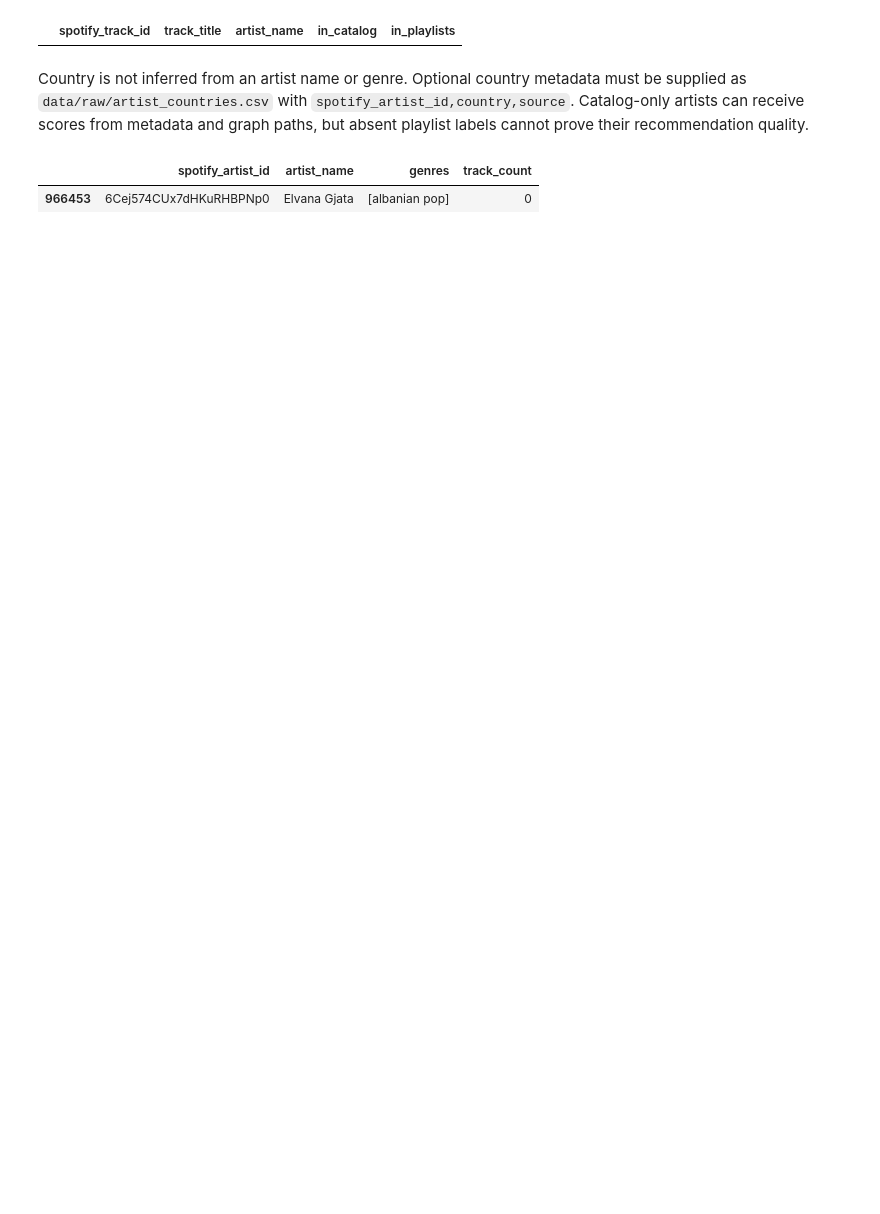
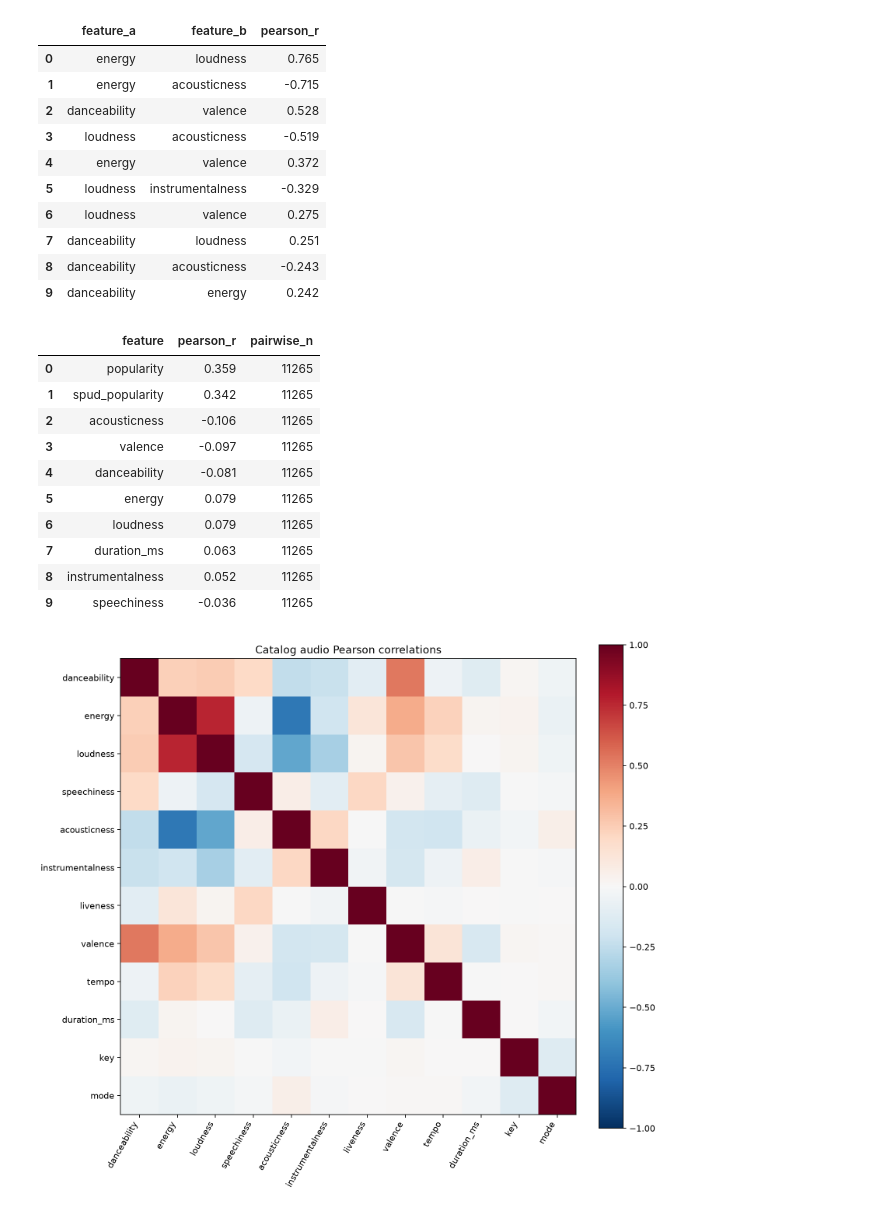
Before and after one commit to xharraa/evaluatin_gnn_for_music_recommendation, a Jupyter notebook: notebooks/02c_further_data_analysis.ipynb, the cells around one changed output. Saved outputs shown, nothing was run; the diff lists cells and outputs as text; code cells hidden in the pictures; blank space fills up the shorter version.

```diff
--- a/notebooks/02c_further_data_analysis.ipynb
+++ b/notebooks/02c_further_data_analysis.ipynb
@@ -30,14 +33,29 @@ checks = diagnostics()
 }
 # %%
-elvana = pd.read_csv(REPORTS / "elvana_gjata_coverage.csv")
-display(elvana[["spotify_track_id", "track_title", "artist_name", "in_catalog", "in_playlists"]])
+display(pd.read_csv(REPORTS / "catalog_audio_relationships.csv").head(10).round(3))
+display(pd.read_csv(REPORTS / "playlist_degree_relationships.csv").head(10).round(3))
+display(Image(filename=str(REPORTS / "audio_correlations.png")))
 # %% [output]
-|  | spotify_track_id | track_title | artist_name | in_catalog | in_playlists |
+|  | feature_a | feature_b | pearson_r |
+| 0 | energy | loudness | 0.765 |
+| 1 | energy | acousticness | -0.715 |
+| 2 | danceability | valence | 0.528 |
+| 3 | loudness | acousticness | -0.519 |
+| 4 | energy | valence | 0.372 |
+| 5 | loudness | instrumentalness | -0.329 |
+| 6 | loudness | valence | 0.275 |
+| 7 | danceability | loudness | 0.251 |
+| 8 | danceability | acousticness | -0.243 |
+| 9 | danceability | energy | 0.242 |
+|  | feature | pearson_r | pairwise_n |
+| 0 | popularity | 0.359 | 11265 |
+| 1 | spud_popularity | 0.342 | 11265 |
+| 2 | acousticness | -0.106 | 11265 |
+| 3 | valence | -0.097 | 11265 |
+| 4 | danceability | -0.081 | 11265 |
+| 5 | energy | 0.079 | 11265 |
+| 6 | loudness | 0.079 | 11265 |
+| 7 | duration_ms | 0.063 | 11265 |
+| 8 | instrumentalness | 0.052 | 11265 |
+| 9 | speechiness | -0.036 | 11265 |
+[figure, added]
-# %% [markdown]
-Country is not inferred from an artist name or genre. Optional country metadata must be supplied as `data/raw/artist_countries.csv` with `spotify_artist_id,country,source`. Catalog-only artists can receive scores from metadata and graph paths, but absent playlist labels cannot prove their recommendation quality.
-# %%
-artists = pd.read_parquet(OUT / "artists.parquet")
-display(artists.loc[artists.artist_name.str.casefold().eq("elvana gjata"), ["spotify_artist_id", "artist_name", "genres", "track_count"]])
-# %% [output]
-|  | spotify_artist_id | artist_name | genres | track_count |
-| 966453 | 6Cej574CUx7dHKuRHBPNp0 | Elvana Gjata | [albanian pop] | 0 |
```
Also changed, not shown: parts of 6 cells of this notebook, 27 other files.
